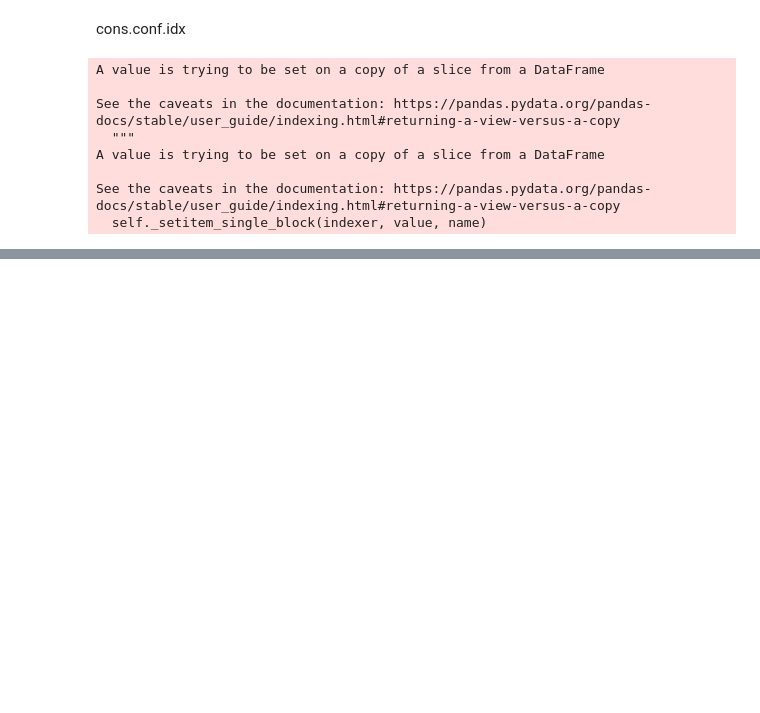
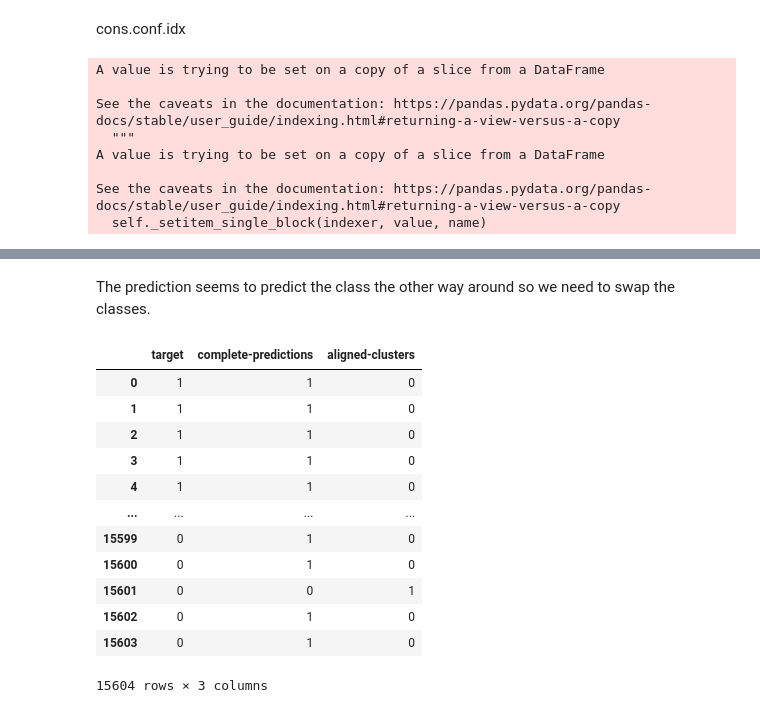
Before and after one commit to LJ1201/MSDS-490-Bank_Campaign, a Jupyter notebook: BankMkting_clustering.ipynb, the cells around one changed output, grey strips where cells are left out. Cells and saved outputs as stored; diff of their text form; code cells hidden in the pictures; blank space fills up the shorter version.

```diff
--- a/BankMkting_clustering.ipynb
+++ b/BankMkting_clustering.ipynb
@@ -402,4 +427,22 @@ target  complete-predictions
 dtype: int64
+# %% [markdown]
+The prediction seems to predict the class the other way around so we need to swap the classes.
 # %%
 labels['aligned-clusters'] = labels['complete-predictions'].apply(lambda x: int(not x))
+# %%
+labels
+# %% [output]
+|  | target | complete-predictions | aligned-clusters |
+| 0 | 1 | 1 | 0 |
+| 1 | 1 | 1 | 0 |
+| 2 | 1 | 1 | 0 |
+| 3 | 1 | 1 | 0 |
+| 4 | 1 | 1 | 0 |
+| ... | ... | ... | ... |
+| 15599 | 0 | 1 | 0 |
+| 15600 | 0 | 1 | 0 |
+| 15601 | 0 | 0 | 1 |
+| 15602 | 0 | 1 | 0 |
+| 15603 | 0 | 1 | 0 |
+15604 rows × 3 columns
 # %%
```
Also changed, not shown: parts of 71 cells of this notebook.
